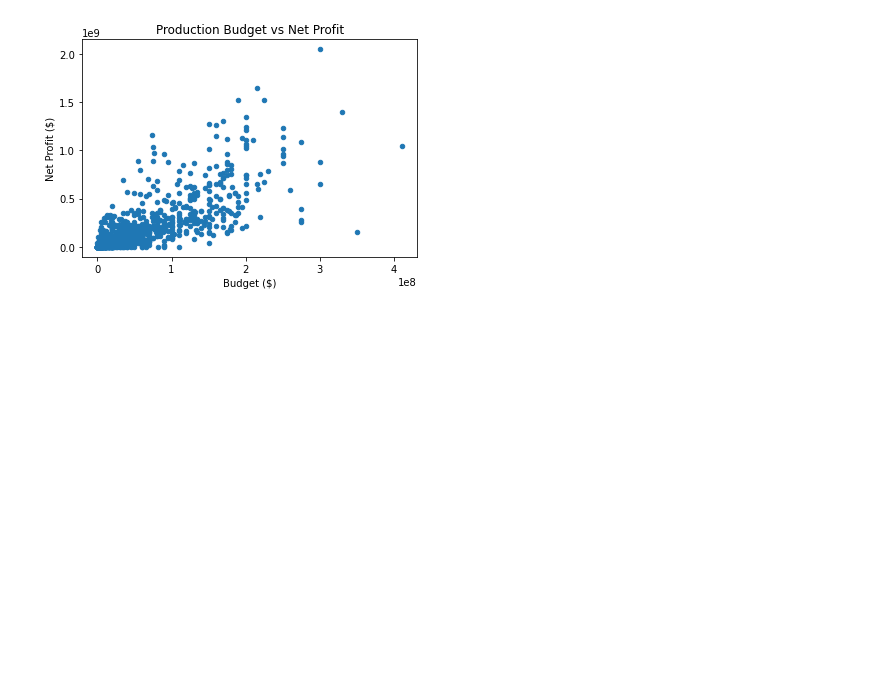
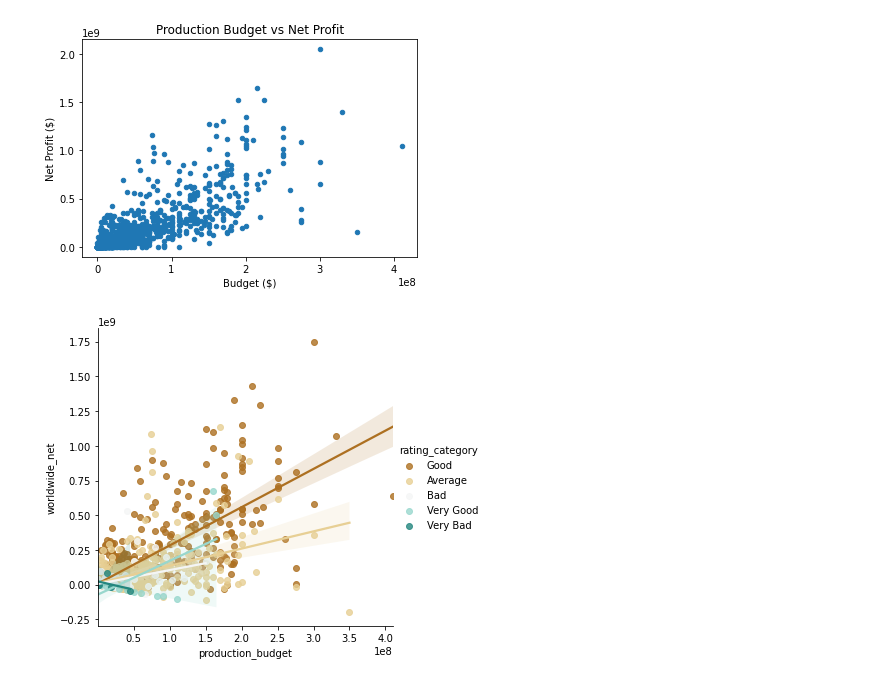
Before and after one commit to bentoler22/Flatiron_Phase_1_Project, a Jupyter notebook: student.ipynb, the cells around one changed output. Cells and saved outputs as stored; diff of their text form; code cells hidden in the pictures; blank space fills up the shorter version.

```diff
--- a/student.ipynb
+++ b/student.ipynb
@@ -335,6 +335,10 @@ movie_df['worldwide_net'] = (movie_df.worldwide_gross
 #add column for return on investment in perecentage
 movie_df['ROI'] = (movie_df.worldwide_net
                    / movie_df.production_budget) *100
+# %%
+movie_df['rating_category'] = movie_df.averagerating.map(
+    lambda x: "Very Bad" if x <=2.5 else ("Bad" if x <= 4.5 else (
+    "Average" if x <= 6.5 else ("Good" if x <= 8.5 else "Very Good"))))
 # %% [markdown]
 # Analysis
 # %%
@@ -464,3 +478,9 @@ ax.set_xlabel('Budget ($)');
 ax.set_ylabel('Net Profit ($)');
 # %% [output]
 [figure]
+# %%
+chart = sns.lmplot(x='production_budget', y='worldwide_net',
+                        hue='rating_category', data=movie_df,
+                       palette='BrBG')
+# %% [output]
+[figure, added]
```
Also changed, not shown: parts of 7 cells of this notebook, 1 other file.
